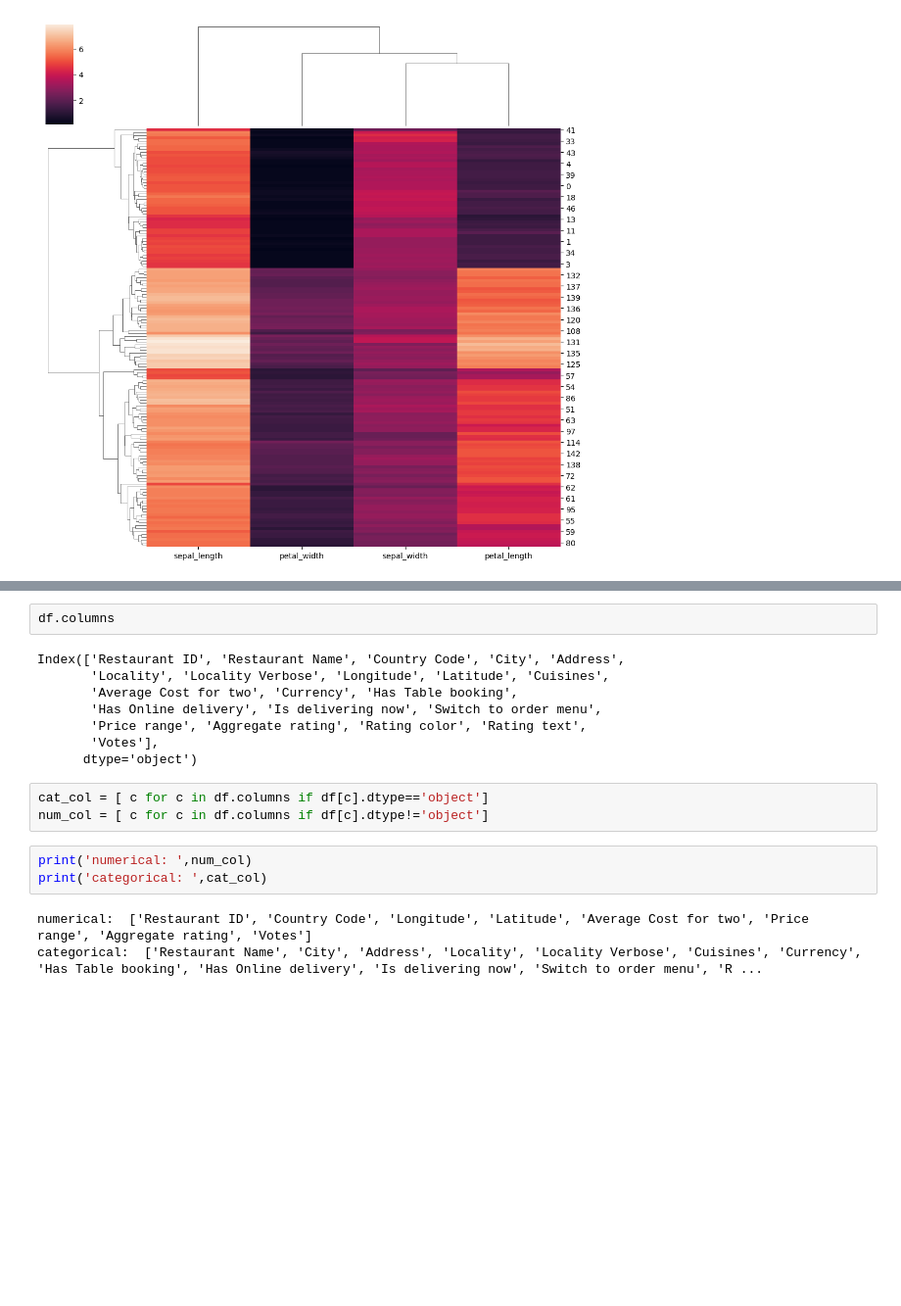
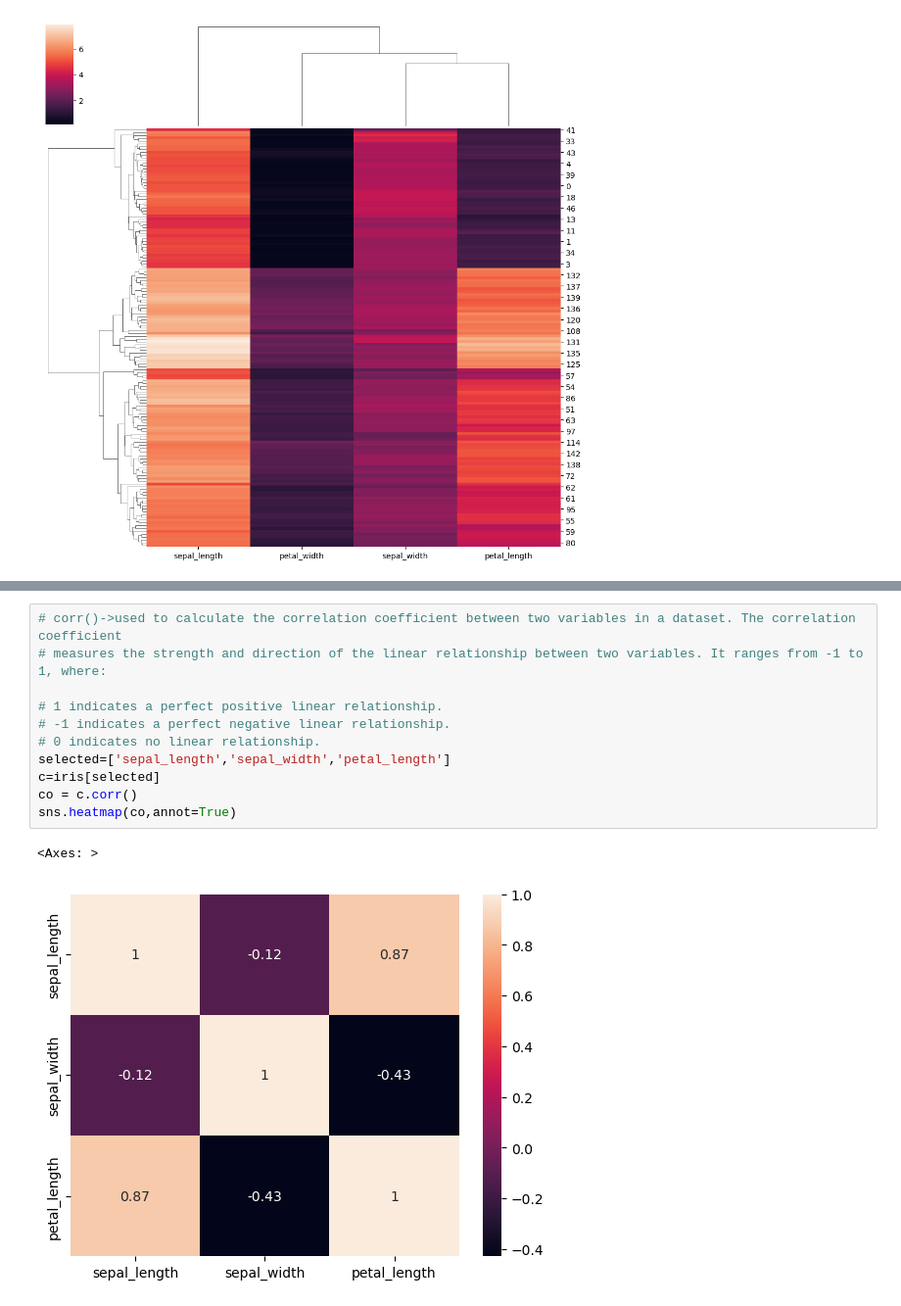
Before and after one commit to prabal-k/Python-Pandas-numpy-matplotlib-, a Jupyter notebook: Programs/Seaborn .ipynb, the cells around one changed output, grey strips where cells are left out. Shown at 98% size. Saved outputs shown, nothing was run; the diff lists cells and outputs as text; blank space fills up the shorter version.

```diff
--- a/Programs/Seaborn .ipynb
+++ b/Programs/Seaborn .ipynb
@@ -336,19 +323,14 @@ df.head()
-# %%
-df.columns
-# %% [output]
-Index(['Restaurant ID', 'Restaurant Name', 'Country Code', 'City', 'Address',
-       'Locality', 'Locality Verbose', 'Longitude', 'Latitude', 'Cuisines',
-       'Average Cost for two', 'Currency', 'Has Table booking',
-       'Has Online delivery', 'Is delivering now', 'Switch to order menu',
-       'Price range', 'Aggregate rating', 'Rating color', 'Rating text',
-       'Votes'],
-      dtype='object')
-# %%
-cat_col = [ c for c in df.columns if df[c].dtype=='object']
-num_col = [ c for c in df.columns if df[c].dtype!='object']
-# %%
-print('numerical: ',num_col)
-print('categorical: ',cat_col)
-# %% [output]
-numerical:  ['Restaurant ID', 'Country Code', 'Longitude', 'Latitude', 'Average Cost for two', 'Price range', 'Aggregate rating', 'Votes']
-categorical:  ['Restaurant Name', 'City', 'Address', 'Locality', 'Locality Verbose', 'Cuisines', 'Currency', 'Has Table booking', 'Has Online delivery', 'Is delivering now', 'Switch to order menu', 'R ...
+# %%
+# corr()->used to calculate the correlation coefficient between two variables in a dataset. The correlation coefficient
+# measures the strength and direction of the linear relationship between two variables. It ranges from -1 to 1, where:
+
+# 1 indicates a perfect positive linear relationship.
+# -1 indicates a perfect negative linear relationship.
+# 0 indicates no linear relationship.
+selected=['sepal_length','sepal_width','petal_length']
+c=iris[selected]
+co = c.corr()
+sns.heatmap(co,annot=True)
+# %% [output]
+<Axes: >
+[figure, added]
```
Also changed, not shown: parts of 10 cells of this notebook.
